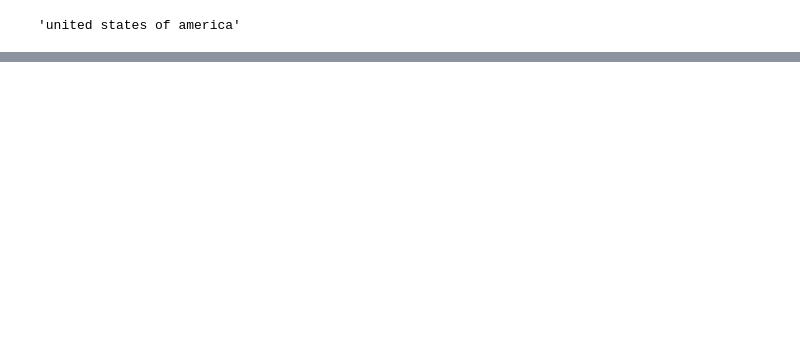
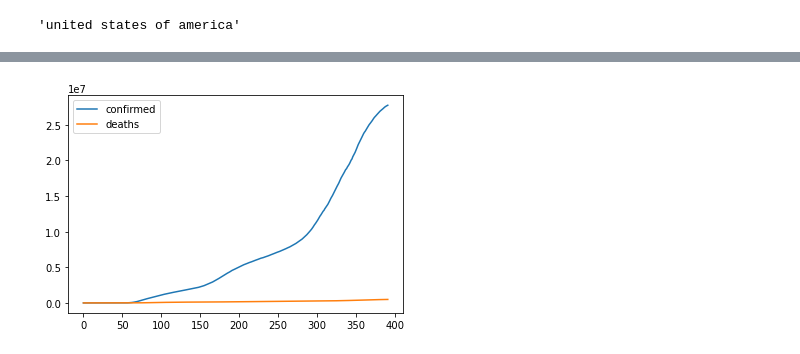
Before and after one commit to Rcidm1994/Project1, a Jupyter notebook: DS_6_Countrie'sFinances.ipynb, the cells around one changed output, grey strips where cells are left out. Saved outputs shown, nothing was run; the diff lists cells and outputs as text; code cells hidden in the pictures; blank space fills up the shorter version.

```diff
--- a/DS_6_Countrie'sFinances.ipynb
+++ b/DS_6_Countrie'sFinances.ipynb
@@ -115,0 +132,8 @@ dfusa.to_excel("usa.xlsx")
+# %%
+df = pd.DataFrame({
+   'confirmed': dfusa['confirmed'],
+   'deaths': dfusa['deaths']
+   })
+lines = df.plot.line()
+# %% [output]
+[figure, added]
```
Also changed, not shown: parts of 6 cells of this notebook, 5 other files.
